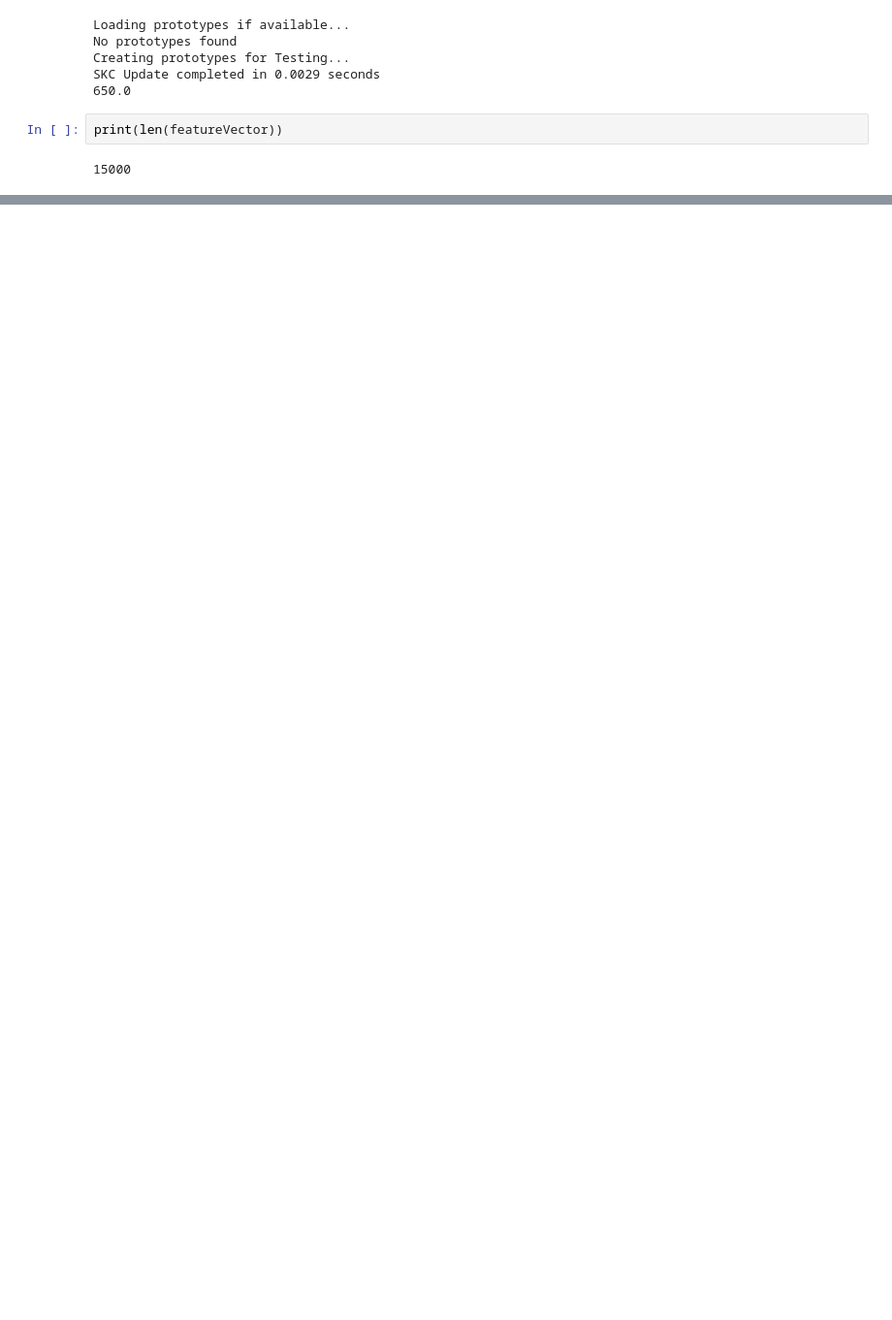
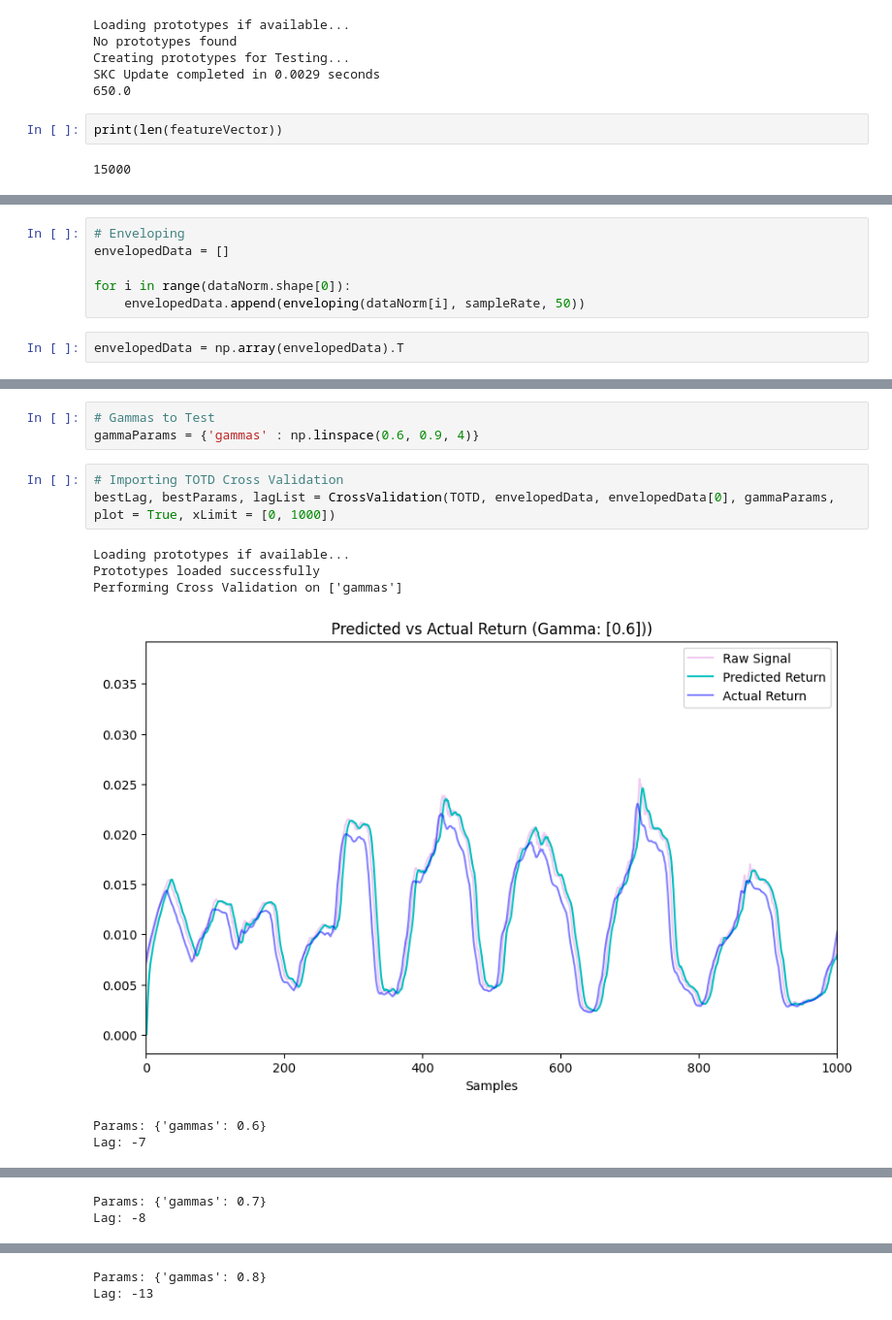
Before and after one commit to sonnyjones123/RL-Front-End, a Jupyter notebook: Algorithms/AlgorithmTesting.ipynb, the cells around one changed output, grey strips where cells are left out. Shown at 97% size. Drawn from its saved outputs; the diff is of its cells as text; blank space fills up the shorter version.

```diff
--- a/Algorithms/AlgorithmTesting.ipynb
+++ b/Algorithms/AlgorithmTesting.ipynb
@@ -50,0 +144,8 @@ plt.show()
+# %%
+# Enveloping
+envelopedData = []
+
+for i in range(dataNorm.shape[0]):
+    envelopedData.append(enveloping(dataNorm[i], sampleRate, 50))
+# %%
+envelopedData = np.array(envelopedData).T
@@ -50,0 +156,13 @@ plt.show()
+# %%
+# Gammas to Test
+gammaParams = {'gammas' : np.linspace(0.6, 0.9, 4)}
+# %%
+# Importing TOTD Cross Validation
+bestLag, bestParams, lagList = CrossValidation(TOTD, envelopedData, envelopedData[0], gammaParams, plot = True, xLimit = [0, 1000])
+# %% [output]
+Loading prototypes if available...
+Prototypes loaded successfully
+Performing Cross Validation on ['gammas']
+[figure, added]
+Params: {'gammas': 0.6}
+Lag: -7
@@ -50,0 +170,2 @@ plt.show()
+Params: {'gammas': 0.7}
+Lag: -8
@@ -50,0 +173,2 @@ plt.show()
+Params: {'gammas': 0.8}
+Lag: -13
```
Also changed, not shown: parts of 72 cells of this notebook, 17 other files.
